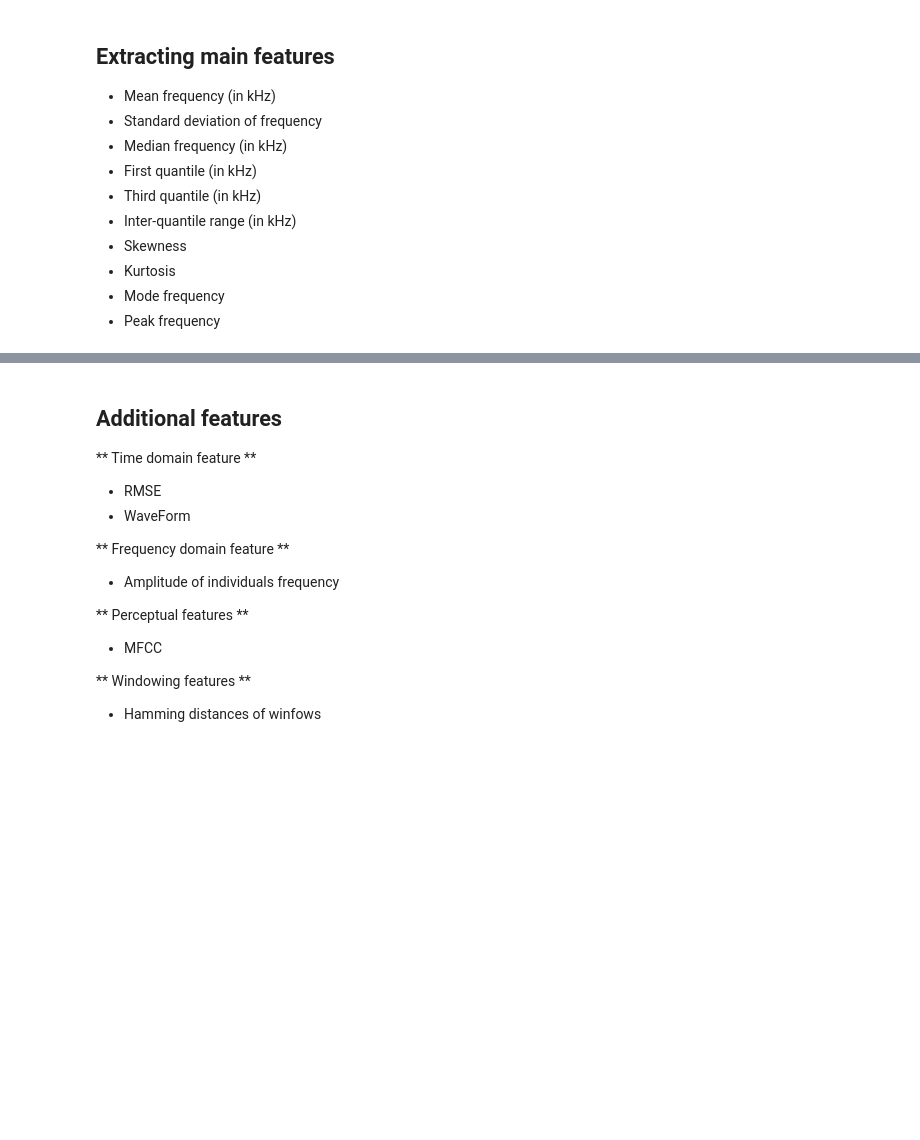
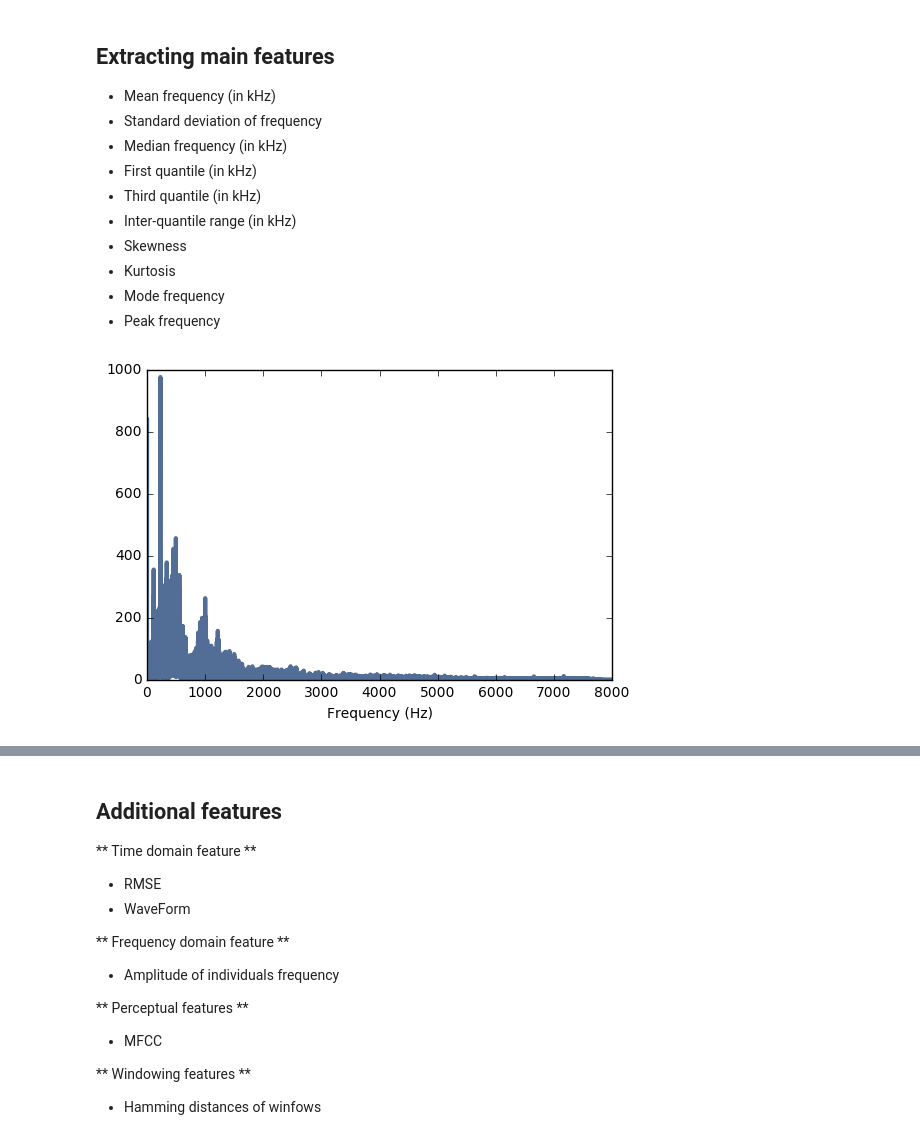
Before and after one commit to KevenLeMoing/dsp_malefemale_classification, a Jupyter notebook: notebooks/unit_exploring_and_extraction.ipynb, the cells around one changed output, grey strips where cells are left out. Cells and saved outputs as stored; diff of their text form; code cells hidden in the pictures; blank space fills up the shorter version.

```diff
--- a/notebooks/unit_exploring_and_extraction.ipynb
+++ b/notebooks/unit_exploring_and_extraction.ipynb
@@ -80,6 +82,13 @@ plt.show()
 * Peak frequency
 # %%
 wave = thinkdsp.read_wave('/Users/kevenlemoing/Sites/sandvik_code_assignement/data/downloads/abc-20091120-mfr/wav/a0066.wav')
+# %%
+spectrum = wave.make_spectrum()
+# %%
+spectrum.plot()
+thinkplot.config(xlabel='Frequency (Hz)')
+# %% [output]
+[figure, added]
 # %%
 #I pulled out a segment of this recording where the pitch is constant.
 #When we plot the segment, we can't see the waveform clearly, but we can see
```
Also changed, not shown: parts of 20 cells of this notebook, 1 other file.
